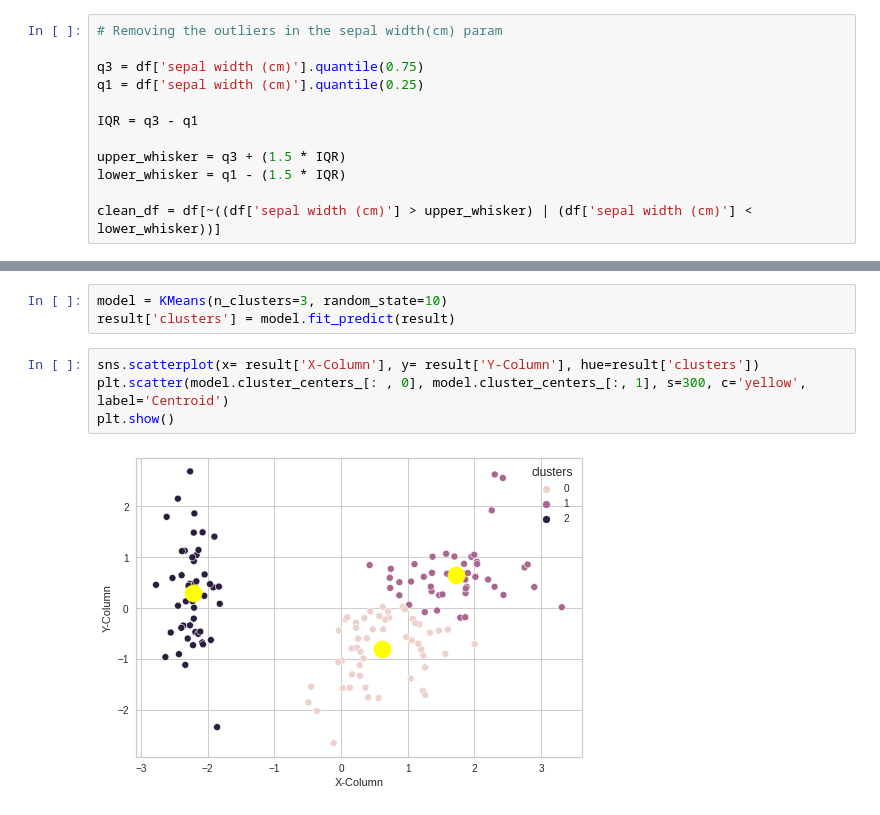
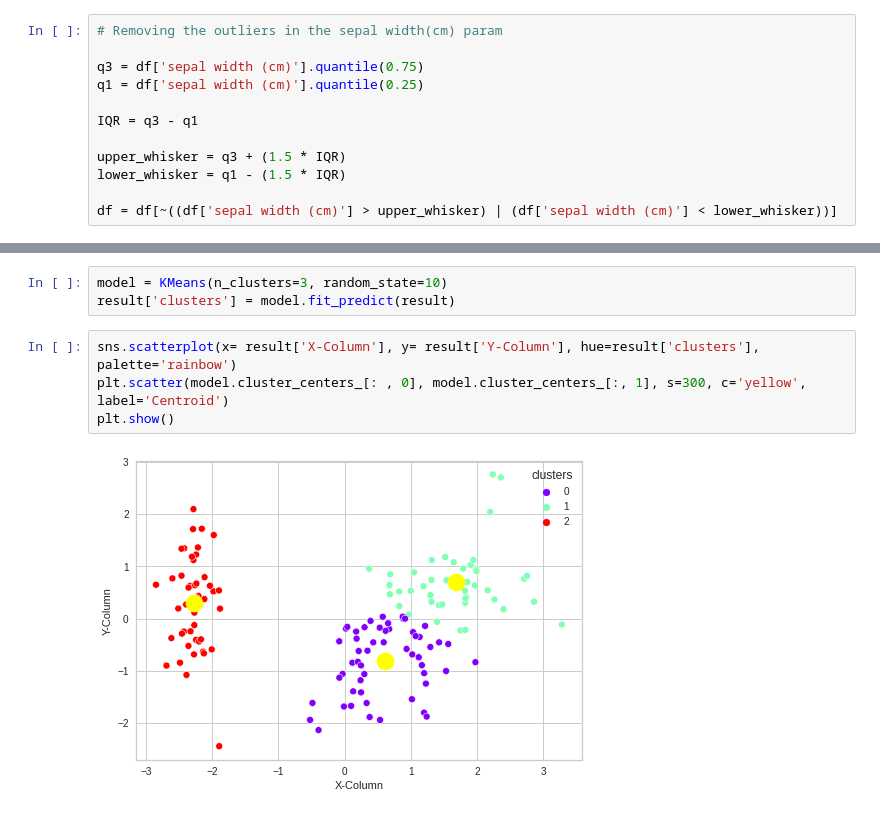
Before and after one commit to thivagar-manickam/data-science-notebooks, a Jupyter notebook: Iris Data Set/KMeans_Clustering_Using_Iris_DataSet.ipynb, the cells around one changed output, grey strips where cells are left out. Saved outputs shown, nothing was run; the diff lists cells and outputs as text.

Commit message:
Updated the data frame and scatter plot color scheme

```diff
--- a/Iris Data Set/KMeans_Clustering_Using_Iris_DataSet.ipynb
+++ b/Iris Data Set/KMeans_Clustering_Using_Iris_DataSet.ipynb
@@ -68,7 +68,7 @@ IQR = q3 - q1
 upper_whisker = q3 + (1.5 * IQR)
 lower_whisker = q1 - (1.5 * IQR)
 
-clean_df = df[~((df['sepal width (cm)'] > upper_whisker) | (df['sepal width (cm)'] < lower_whisker))]
+df = df[~((df['sepal width (cm)'] > upper_whisker) | (df['sepal width (cm)'] < lower_whisker))]
 # %%
 df.shape
 # %% [output]
@@ -167,8 +167,8 @@ result = pd.DataFrame(reduced_data, columns=['X-Column', 'Y-Column'])
 model = KMeans(n_clusters=3, random_state=10)
 result['clusters'] = model.fit_predict(result)
 # %%
-sns.scatterplot(x= result['X-Column'], y= result['Y-Column'], hue=result['clusters'])
+sns.scatterplot(x= result['X-Column'], y= result['Y-Column'], hue=result['clusters'], palette='rainbow')
 plt.scatter(model.cluster_centers_[: , 0], model.cluster_centers_[:, 1], s=300, c='yellow', label='Centroid')
 plt.show()
 # %% [output]
-[figure, old version]
+[figure, new version]
```
Also changed, not shown: parts of 4 cells of this notebook.
